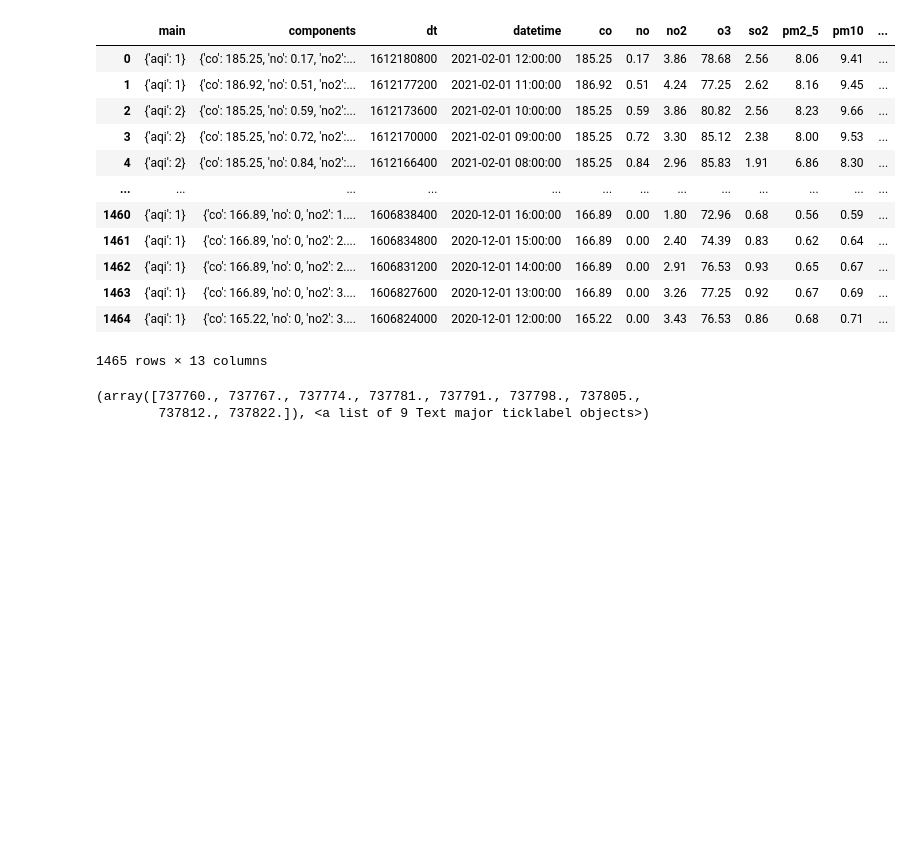
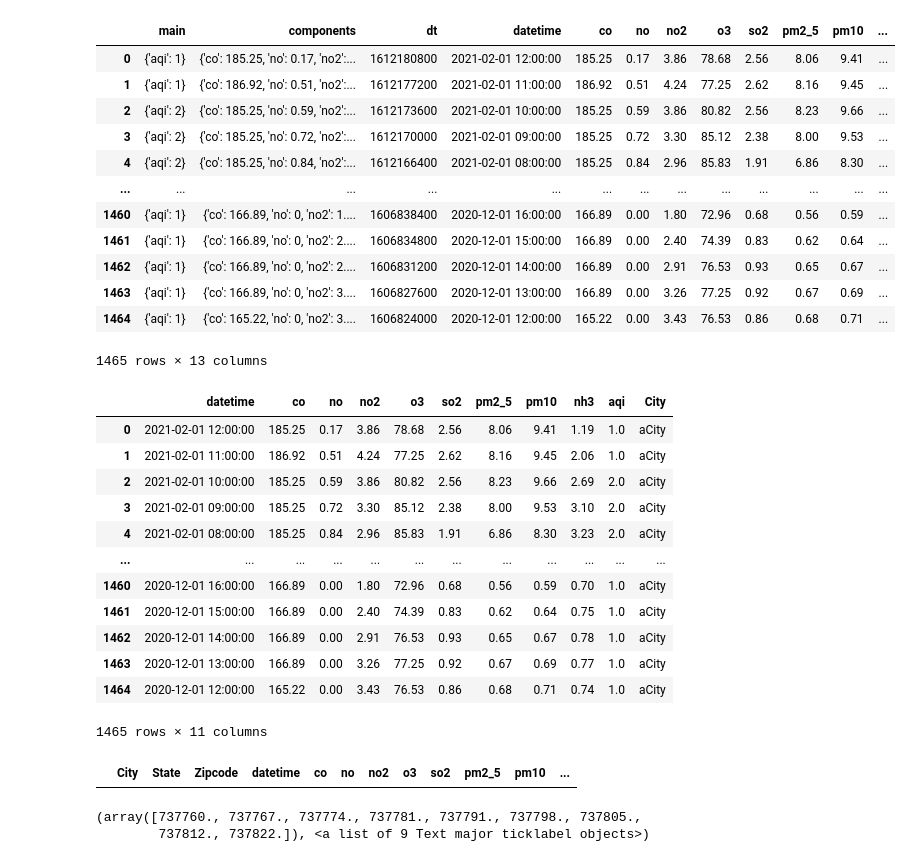
Before and after one commit to khartmann5/Project_01, a Jupyter notebook: api-capture.ipynb, the cells around one changed output. Cells and saved outputs as stored; diff of their text form; code cells hidden in the pictures; blank space fills up the shorter version.

Commit message:
read in file and interatively collected measurements. output to CSV in Resources

```diff
--- a/api-capture.ipynb
+++ b/api-capture.ipynb
@@ -12,5 +12,5 @@ from matplotlib import pyplot as plt
 from config import weather_key
 # %%
 # Import cities to check pollution values
-#cities_to_check = pd.read_csv("Resources/100-200k_population_top_public_trans.csv")
-#cities_to_check
+cities_to_check = pd.read_csv("Resources/100-200k_population_top_public_trans.csv")
+cities_to_check
@@ -121,6 +244,35 @@ measurements_df
 | 1463 | {'aqi': 1} | {'co': 166.89, 'no': 0, 'no2': 3.... | 1606827600 | 2020-12-01 13:00:00 | 166.89 | 0.00 | 3.26 | 77.25 | 0.92 | 0.67 | 0.69 | ... |
 | 1464 | {'aqi': 1} | {'co': 165.22, 'no': 0, 'no2': 3.... | 1606824000 | 2020-12-01 12:00:00 | 165.22 | 0.00 | 3.43 | 76.53 | 0.86 | 0.68 | 0.71 | ... |
 1465 rows × 13 columns
+# %%
+#measurements_df = measurements_df.drop(columns=['main','components','dt'])
+
+city = "aCity"
+
+measurements_df.loc[:,"City"] = city
+
+measurements_df
+# %% [output]
+|  | datetime | co | no | no2 | o3 | so2 | pm2_5 | pm10 | nh3 | aqi | City |
+| 0 | 2021-02-01 12:00:00 | 185.25 | 0.17 | 3.86 | 78.68 | 2.56 | 8.06 | 9.41 | 1.19 | 1.0 | aCity |
+| 1 | 2021-02-01 11:00:00 | 186.92 | 0.51 | 4.24 | 77.25 | 2.62 | 8.16 | 9.45 | 2.06 | 1.0 | aCity |
+| 2 | 2021-02-01 10:00:00 | 185.25 | 0.59 | 3.86 | 80.82 | 2.56 | 8.23 | 9.66 | 2.69 | 2.0 | aCity |
+| 3 | 2021-02-01 09:00:00 | 185.25 | 0.72 | 3.30 | 85.12 | 2.38 | 8.00 | 9.53 | 3.10 | 2.0 | aCity |
+| 4 | 2021-02-01 08:00:00 | 185.25 | 0.84 | 2.96 | 85.83 | 1.91 | 6.86 | 8.30 | 3.23 | 2.0 | aCity |
+| ... | ... | ... | ... | ... | ... | ... | ... | ... | ... | ... | ... |
+| 1460 | 2020-12-01 16:00:00 | 166.89 | 0.00 | 1.80 | 72.96 | 0.68 | 0.56 | 0.59 | 0.70 | 1.0 | aCity |
+| 1461 | 2020-12-01 15:00:00 | 166.89 | 0.00 | 2.40 | 74.39 | 0.83 | 0.62 | 0.64 | 0.75 | 1.0 | aCity |
+| 1462 | 2020-12-01 14:00:00 | 166.89 | 0.00 | 2.91 | 76.53 | 0.93 | 0.65 | 0.67 | 0.78 | 1.0 | aCity |
+| 1463 | 2020-12-01 13:00:00 | 166.89 | 0.00 | 3.26 | 77.25 | 0.92 | 0.67 | 0.69 | 0.77 | 1.0 | aCity |
+| 1464 | 2020-12-01 12:00:00 | 165.22 | 0.00 | 3.43 | 76.53 | 0.86 | 0.68 | 0.71 | 0.74 | 1.0 | aCity |
+1465 rows × 11 columns
+# %%
+collected_measurements_df = pd.DataFrame(columns=['City','State','Zipcode',
+                                                  'datetime','co','no','no2','o3','so2','pm2_5','pm10','nh3','aqi'])
+
+collected_measurements_df
+# %% [output]
+|  | City | State | Zipcode | datetime | co | no | no2 | o3 | so2 | pm2_5 | pm10 | ... |
 # %%
 # New York
 
```
Also changed, not shown: parts of 3 cells of this notebook, 1 other file.
